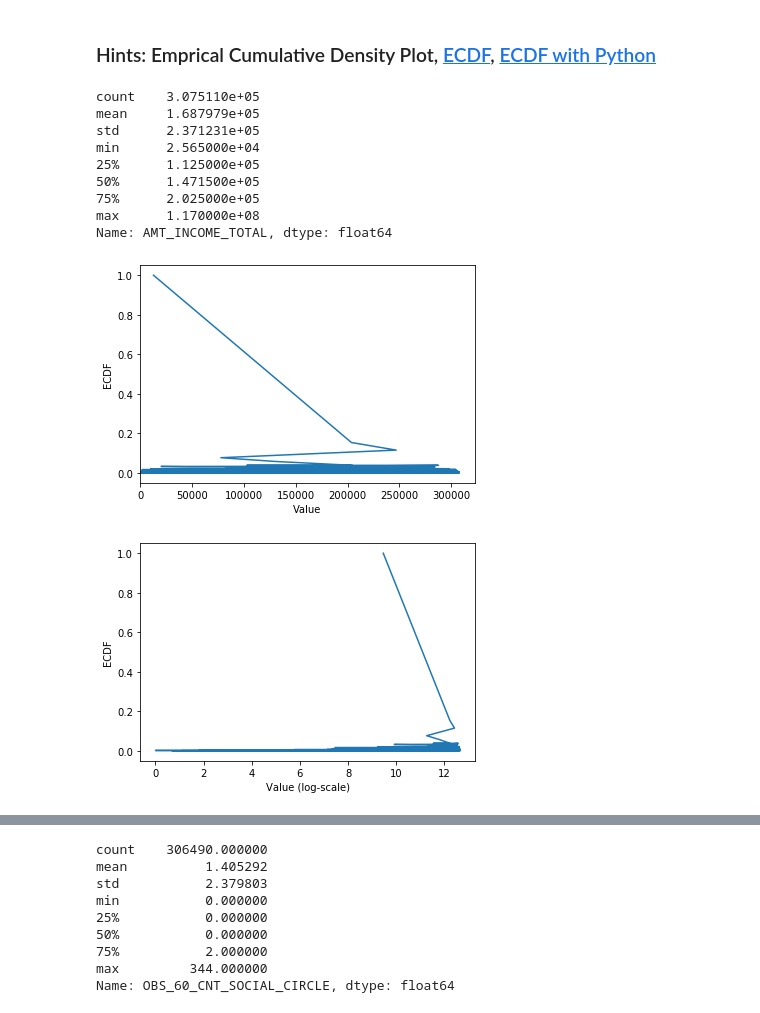
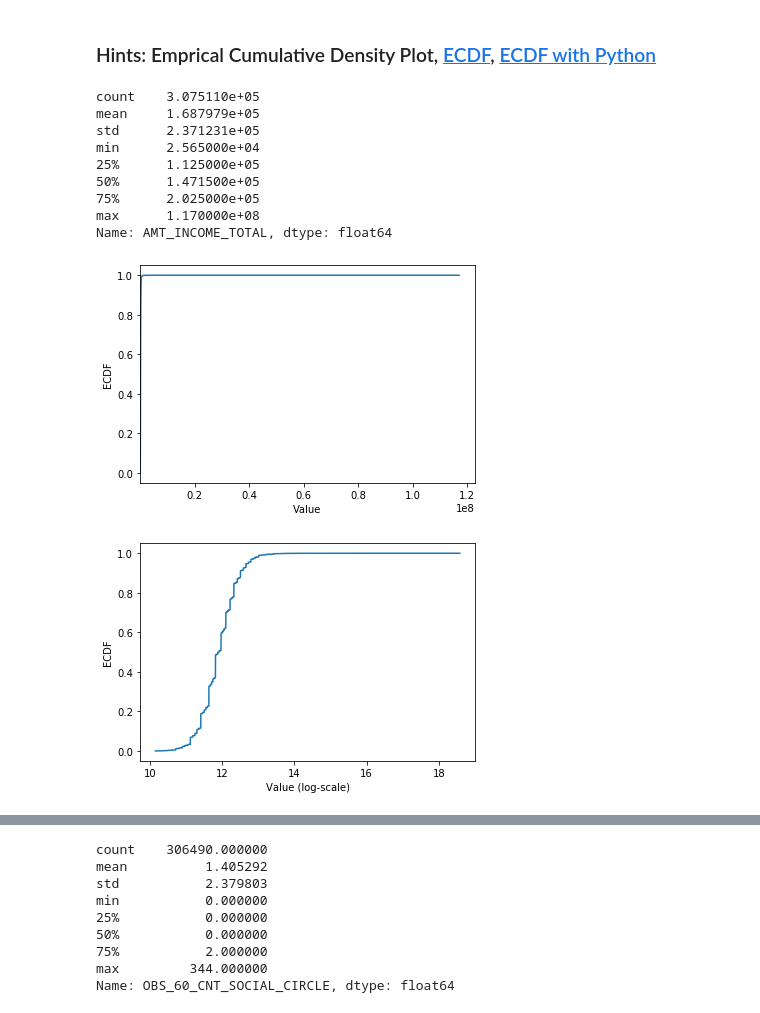
Before and after one commit to ZhengTzer/4th-ML100Days, a Jupyter notebook: homework/Day_009_HW.ipynb, the cells around one changed output, grey strips where cells are left out. Cells and saved outputs as stored; diff of their text form; code cells hidden in the pictures.

```diff
--- a/homework/Day_009_HW.ipynb
+++ b/homework/Day_009_HW.ipynb
@@ -153,36 +126,36 @@ print(app_train['AMT_INCOME_TOTAL'].describe())
 """
 YOUR CODE HERE
 """
-cdf = app_train['AMT_INCOME_TOTAL'].sort_values()
+cdf = app_train.AMT_INCOME_TOTAL.value_counts().sort_index().cumsum()
 
 plt.plot(list(cdf.index), cdf/cdf.max())
 plt.xlabel('Value')
 plt.ylabel('ECDF')
 plt.xlim([cdf.index.min(), cdf.index.max() * 1.05]) # 限制顯示圖片的範圍
 plt.ylim([-0.05,1.05]) # 限制顯示圖片的範圍
 
 plt.show()
 
 # 改變 y 軸的 Scale, 讓我們可以正常檢視 ECDF
 plt.plot(np.log(list(cdf.index)), cdf/cdf.max())
 plt.xlabel('Value (log-scale)')
 plt.ylabel('ECDF')
 
 plt.ylim([-0.05,1.05]) # 限制顯示圖片的範圍
 
 plt.show()
 # %% [output]
 count    3.075110e+05
 mean     1.687979e+05
 std      2.371231e+05
 min      2.565000e+04
 25%      1.125000e+05
 50%      1.471500e+05
 75%      2.025000e+05
 max      1.170000e+08
 Name: AMT_INCOME_TOTAL, dtype: float64
-[figure, old version]
+[figure, new version]
-[figure, old version]
+[figure, new version]
 # %% [markdown]
 ## 補充：Normal dist 的 ECDF
 ![ecdf_normal](https://au.mathworks.com/help/examples/stats/win64/PlotEmpiricalCdfAndCompareWithSamplingDistributionExample_01.png)
```
Also changed, not shown: parts of 3 cells of this notebook.
